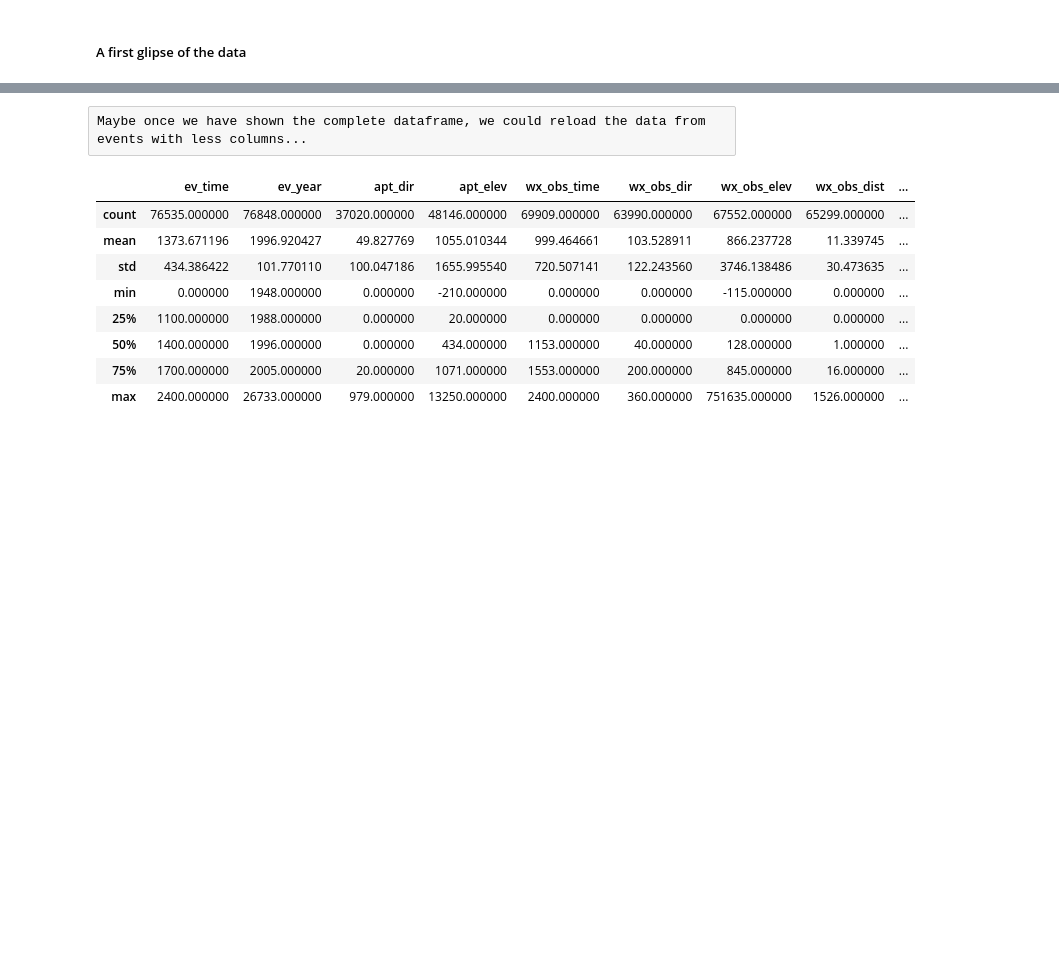
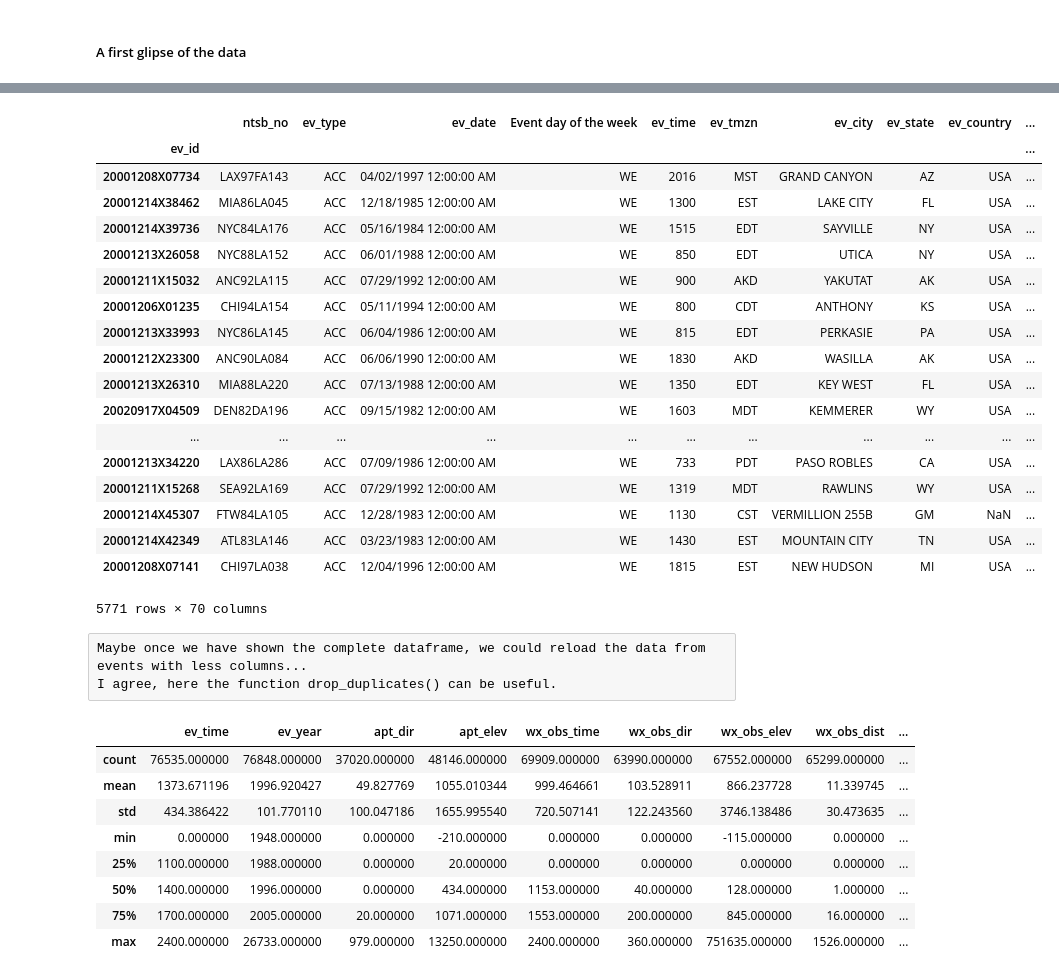
Before and after one commit to AeroPython/remove-before-flight, a Jupyter notebook: Remove before flight.ipynb, the cells around one changed output, grey strips where cells are left out. Drawn from its saved outputs; the diff is of its cells as text; code cells hidden in the pictures; blank space fills up the shorter version.

```diff
--- a/Remove before flight.ipynb
+++ b/Remove before flight.ipynb
@@ -116,5 +99,33 @@ Index(['ntsb_no', 'ev_type', 'ev_date', 'ev_dow', 'ev_time', 'ev_tmzn',
+# %%
+events.columns
+events = events.rename(columns = {'ev_dow':'Event day of the week','light_cond':'Light Conditions','wind_vel_kts':'Wind Speed(knots)',
+                        'metar':'METAR Weather Report','vis_rvr':'Visibility Runway Visual Range (Feet)',
+                        'vis_rvv':'Visibility Runway Visual Value (Statute Miles)','vis_sm':'Visibility (Statute Miles)',
+                        'wx_cond_basic':'Basic Weather Conditions'})
+events
+# %% [output]
+|  | ntsb_no | ev_type | ev_date | Event day of the week | ev_time | ev_tmzn | ev_city | ev_state | ev_country | ... |
+| ev_id |  |  |  |  |  |  |  |  |  | ... |
+| 20001208X07734 | LAX97FA143 | ACC | 04/02/1997 12:00:00 AM | WE | 2016 | MST | GRAND CANYON | AZ | USA | ... |
+| 20001214X38462 | MIA86LA045 | ACC | 12/18/1985 12:00:00 AM | WE | 1300 | EST | LAKE CITY | FL | USA | ... |
+| 20001214X39736 | NYC84LA176 | ACC | 05/16/1984 12:00:00 AM | WE | 1515 | EDT | SAYVILLE | NY | USA | ... |
+| 20001213X26058 | NYC88LA152 | ACC | 06/01/1988 12:00:00 AM | WE | 850 | EDT | UTICA | NY | USA | ... |
+| 20001211X15032 | ANC92LA115 | ACC | 07/29/1992 12:00:00 AM | WE | 900 | AKD | YAKUTAT | AK | USA | ... |
+| 20001206X01235 | CHI94LA154 | ACC | 05/11/1994 12:00:00 AM | WE | 800 | CDT | ANTHONY | KS | USA | ... |
+| 20001213X33993 | NYC86LA145 | ACC | 06/04/1986 12:00:00 AM | WE | 815 | EDT | PERKASIE | PA | USA | ... |
+| 20001212X23300 | ANC90LA084 | ACC | 06/06/1990 12:00:00 AM | WE | 1830 | AKD | WASILLA | AK | USA | ... |
+| 20001213X26310 | MIA88LA220 | ACC | 07/13/1988 12:00:00 AM | WE | 1350 | EDT | KEY WEST | FL | USA | ... |
+| 20020917X04509 | DEN82DA196 | ACC | 09/15/1982 12:00:00 AM | WE | 1603 | MDT | KEMMERER | WY | USA | ... |
+| ... | ... | ... | ... | ... | ... | ... | ... | ... | ... | ... |
+| 20001213X34220 | LAX86LA286 | ACC | 07/09/1986 12:00:00 AM | WE | 733 | PDT | PASO ROBLES | CA | USA | ... |
+| 20001211X15268 | SEA92LA169 | ACC | 07/29/1992 12:00:00 AM | WE | 1319 | MDT | RAWLINS | WY | USA | ... |
+| 20001214X45307 | FTW84LA105 | ACC | 12/28/1983 12:00:00 AM | WE | 1130 | CST | VERMILLION 255B | GM | NaN | ... |
+| 20001214X42349 | ATL83LA146 | ACC | 03/23/1983 12:00:00 AM | WE | 1430 | EST | MOUNTAIN CITY | TN | USA | ... |
+| 20001208X07141 | CHI97LA038 | ACC | 12/04/1996 12:00:00 AM | WE | 1815 | EST | NEW HUDSON | MI | USA | ... |
+5771 rows × 70 columns
 # %% [raw]
 Maybe once we have shown the complete dataframe, we could reload the data from events with less columns...
+I agree, here the function drop_duplicates() can be useful.
 # %%
 # Not really useful for the majority of columns
 events.describe()
```
Also changed, not shown: parts of 7 cells of this notebook.
